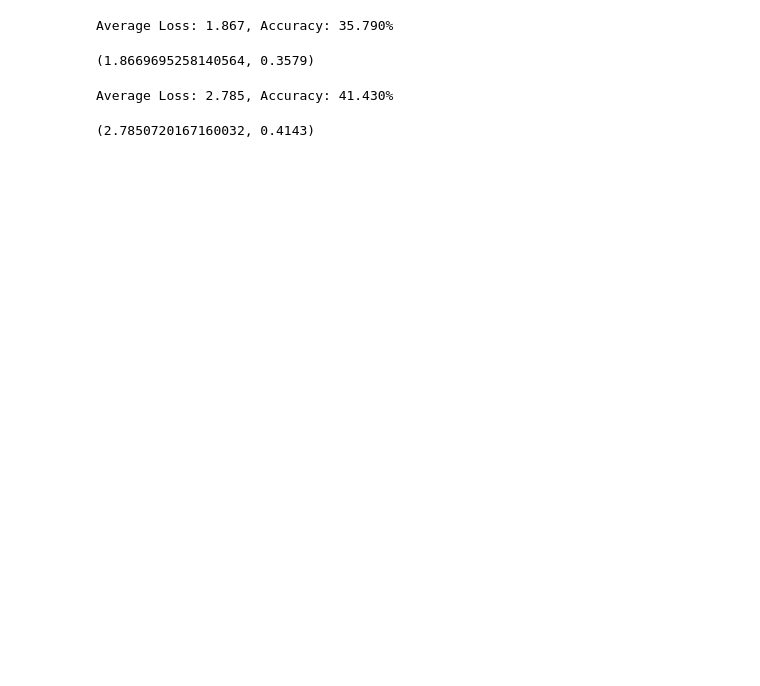
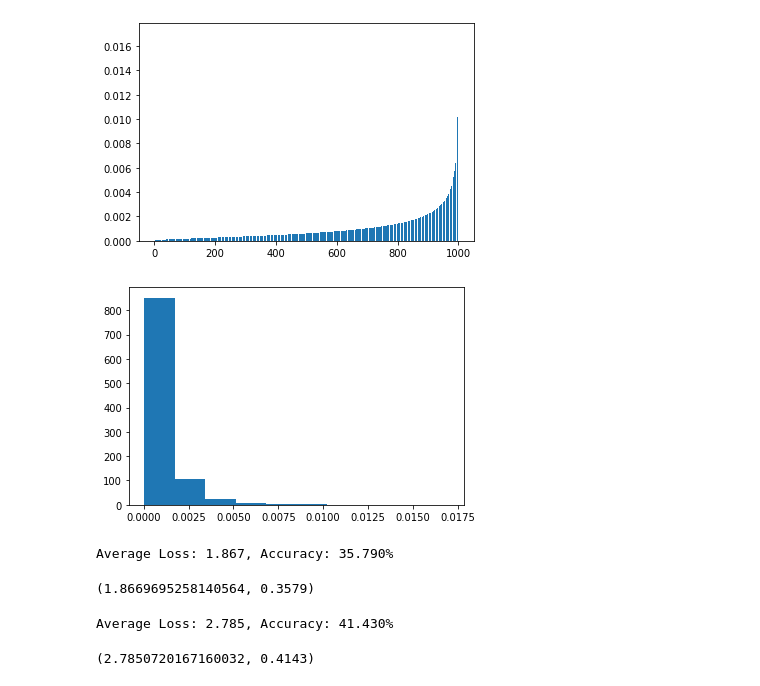
Before and after one commit to akarshkumar0101/evolved-neuroevolution, a Jupyter notebook: ne.ipynb, the cells around one changed output. Saved outputs shown, nothing was run; the diff lists cells and outputs as text; code cells hidden in the pictures; blank space fills up the shorter version.

```diff
--- a/ne.ipynb
+++ b/ne.ipynb
@@ -145 +196,13 @@ for gen_idx in tqdm(range(500)):
+# %%
+a = torch.randn(1000, 1000)*10000
+a = a.sort(dim=-1).values
+a = a/a.std()
+a = a.softmax(dim=-1).mean(dim=0)
+plt.bar(np.arange(len(a)), a.numpy())
+plt.show()
+plt.hist(a.numpy())
+plt.show()
+# %% [output]
+[figure, added]
+[figure, added]
 # %%
```
Also changed, not shown: parts of 8 cells of this notebook.
